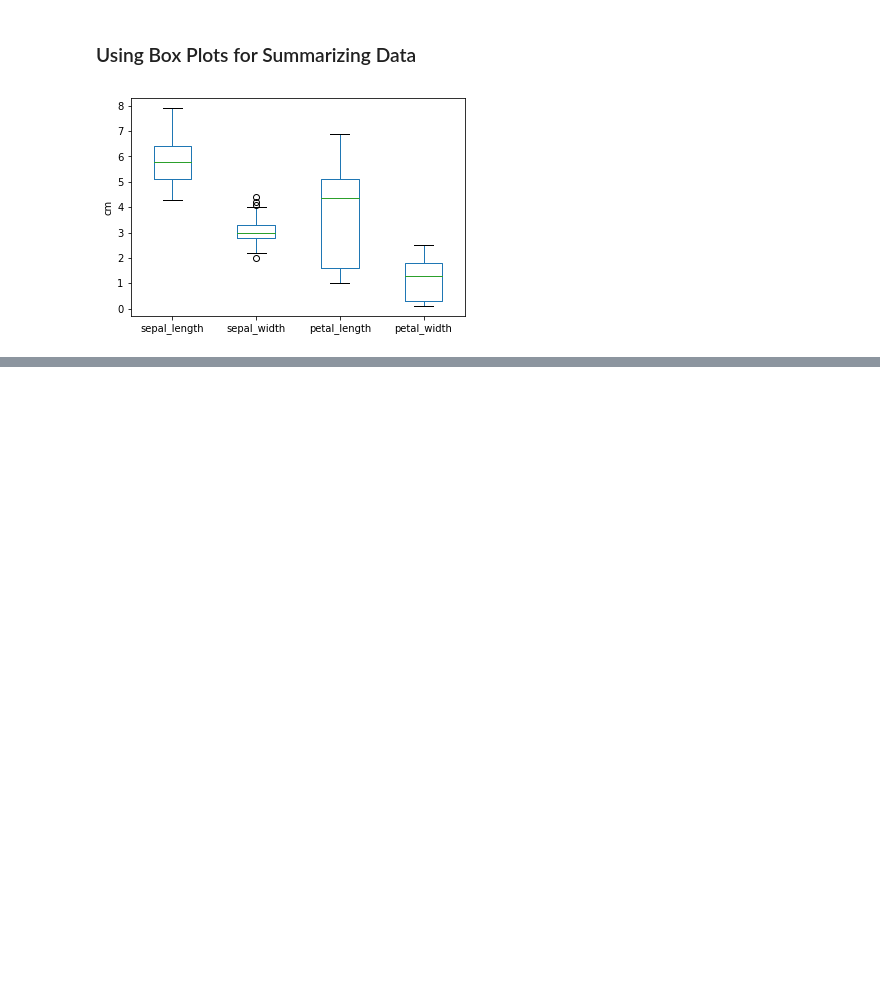
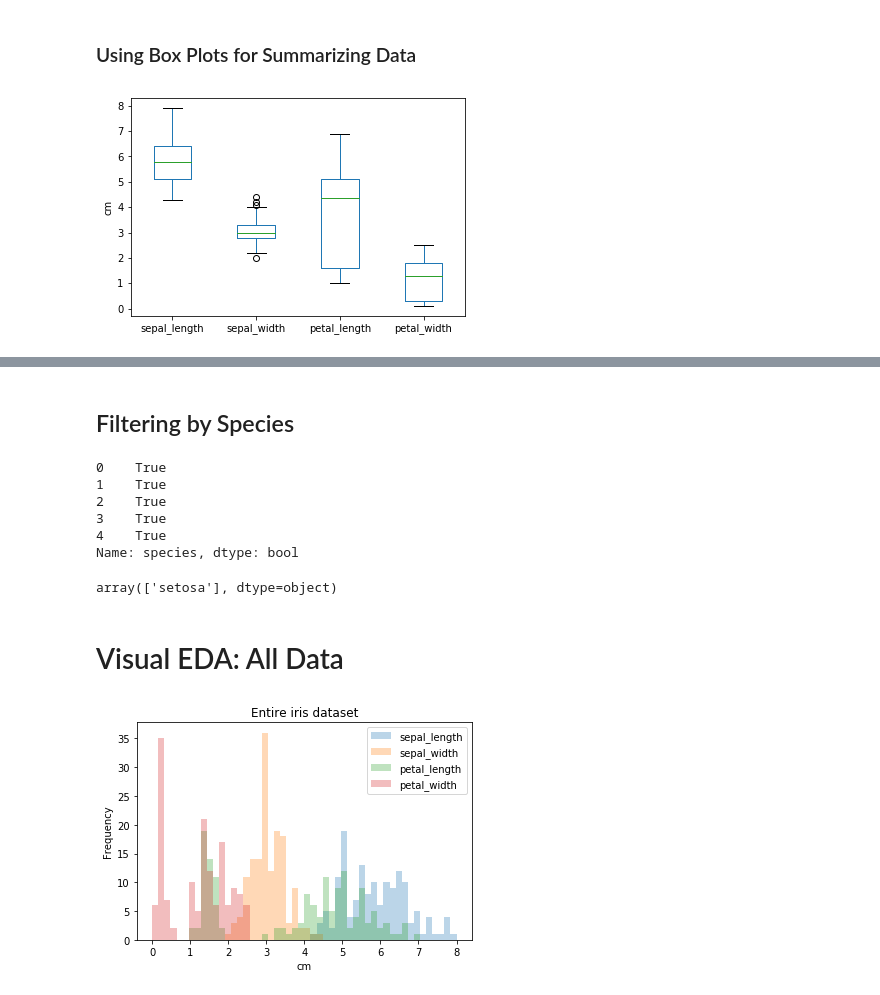
Before and after one commit to Rion5/Python_Data_Science, a Jupyter notebook: pandas/pandas_Foundations/Exploratory_Data_Analysis.ipynb, the cells around one changed output, grey strips where cells are left out. Saved outputs shown, nothing was run; the diff lists cells and outputs as text; code cells hidden in the pictures; blank space fills up the shorter version.

Commit message:
Add Separating Populations and Visual EDA: All Data notes

```diff
--- a/pandas/pandas_Foundations/Exploratory_Data_Analysis.ipynb
+++ b/pandas/pandas_Foundations/Exploratory_Data_Analysis.ipynb
@@ -240,0 +266,18 @@ plt.show()
+# %% [markdown]
+## Filtering by Species
+# %%
+# Define a Series called indices in which the species is setosa
+indices = df['species'] == 'setosa'
+indices.head()
+# %% [output]
+0    True
+1    True
+2    True
+3    True
+4    True
+Name: species, dtype: bool
+# %%
+setosa = df.loc[indices, :]
+setosa['species'].unique()
+# %% [output]
+array(['setosa'], dtype=object)
@@ -240,0 +287,9 @@ plt.show()
+# %% [markdown]
+# Visual EDA: All Data
+# %%
+df.plot(kind='hist', bins=50, range=(0,8), alpha=0.3)
+plt.title('Entire iris dataset')
+plt.xlabel('cm')
+plt.show()
+# %% [output]
+[figure, added]
```
Also changed, not shown: parts of 7 cells of this notebook.
